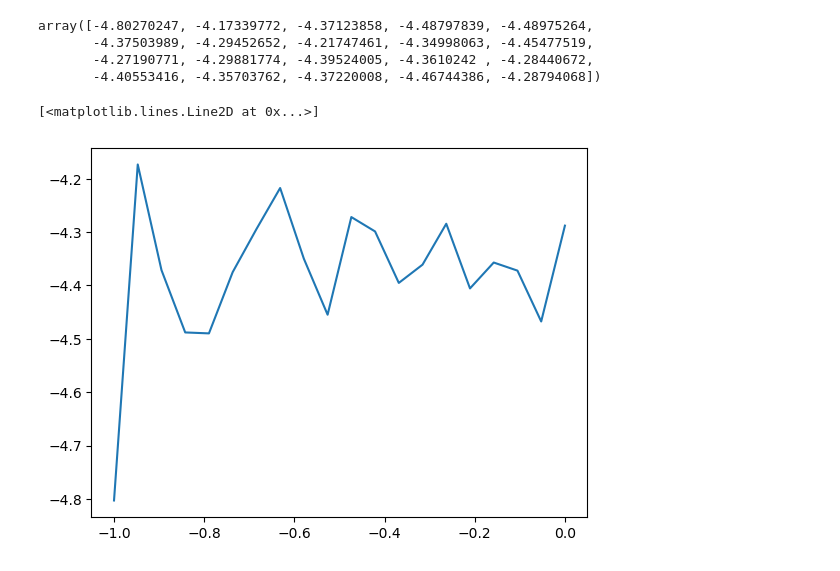
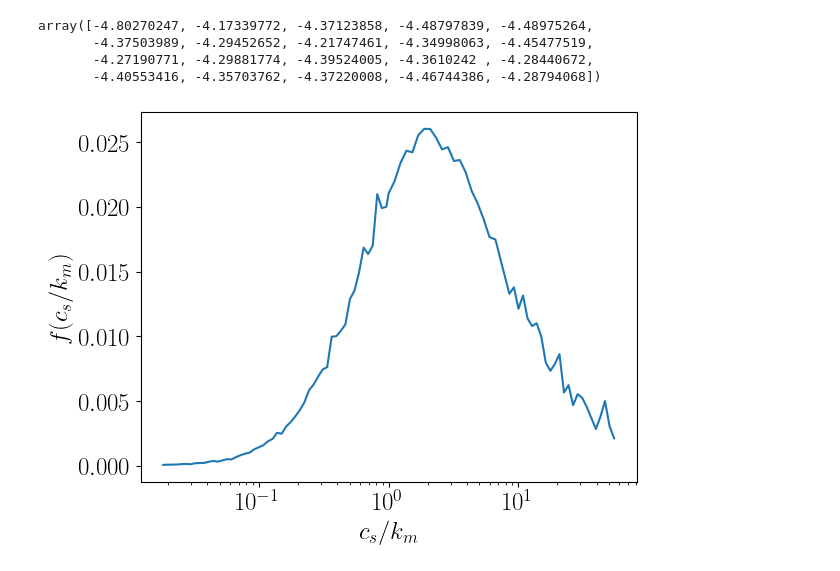
Before and after one commit to alireza-astane/starSwimmer3D, a Jupyter notebook: swimmerProject/notebooks/phase5.ipynb, the cells around one changed output. Drawn from its saved outputs; the diff is of its cells as text; code cells hidden in the pictures.

```diff
--- a/swimmerProject/notebooks/phase5.ipynb
+++ b/swimmerProject/notebooks/phase5.ipynb
@@ -1630,9 +1001,3 @@ array([-4.80270247, -4.17339772, -4.37123858, -4.48797839, -4.48975264,
        -4.37503989, -4.29452652, -4.21747461, -4.34998063, -4.45477519,
        -4.27190771, -4.29881774, -4.39524005, -4.3610242 , -4.28440672,
        -4.40553416, -4.35703762, -4.37220008, -4.46744386, -4.28794068])
-# %%
-plt.Figure(figsize=(20,20))
-plt.plot(np.log(testRs3),np.array(testIntercepts))
-# %% [output]
-[<matplotlib.lines.Line2D at 0x...>]
-[figure, removed]
@@ -1640,0 +1004,19 @@ getOrientedPerturbingDiffusionCoefForRatio
+# %%
+import matplotlib.pyplot as plt
+import numpy as np
+import matplotlib
+plt.rc('text', usetex=True)
+import matplotlib
+
+fontsize = 18
+matplotlib.rcParams.update({'font.size': fontsize})
+finalRs = np.load("finalRs.npy")
+finalSlopes = np.load("finalSlopes.npy")
+
+
+plt.semilogx(1/finalRs ,finalSlopes)
+plt.xlabel("$c_s/k_m$")
+plt.ylabel("$f(c_s/k_m)$")
+plt.savefig("5_5.png", bbox_inches="tight")
+# %% [output]
+[figure, added]
```
Also changed, not shown: parts of 77 cells of this notebook, 2 other files.
